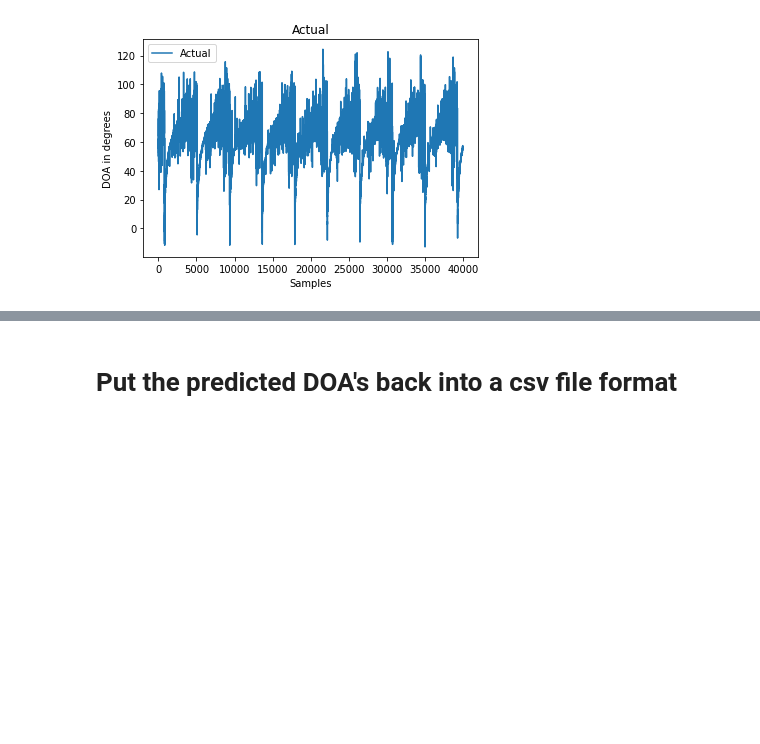
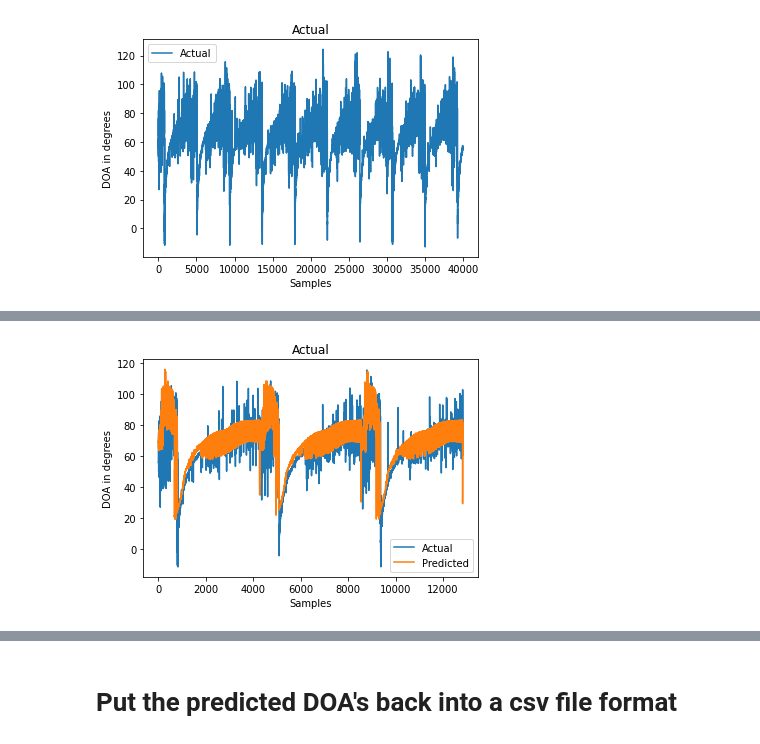
Before and after one commit to mbisbano1/MLDOA_ET, a Jupyter notebook: ML Code/SeniorDesignCode-Daniel.ipynb, the cells around one changed output, grey strips where cells are left out. Saved outputs shown, nothing was run; the diff lists cells and outputs as text; code cells hidden in the pictures; blank space fills up the shorter version.

```diff
--- a/ML Code/SeniorDesignCode-Daniel.ipynb
+++ b/ML Code/SeniorDesignCode-Daniel.ipynb
@@ -331,3 +353,14 @@ plt.show()
+# %%
+plt.figure(facecolor='white')
+plt.plot(y_test[0:NumSampsPerPing*3])
+plt.plot(predicted[0:NumSampsPerPing*3])
+plt.title("Actual")
+plt.xlabel('Samples')
+plt.ylabel('DOA in degrees')
+plt.legend(['Actual','Predicted'])
+plt.show()
+# %% [output]
+[figure, added]
 # %%
 plt.figure(facecolor='white')
 plt.plot(y_test[0:40000])
```
Also changed, not shown: parts of 11 cells of this notebook, 4 other files.
